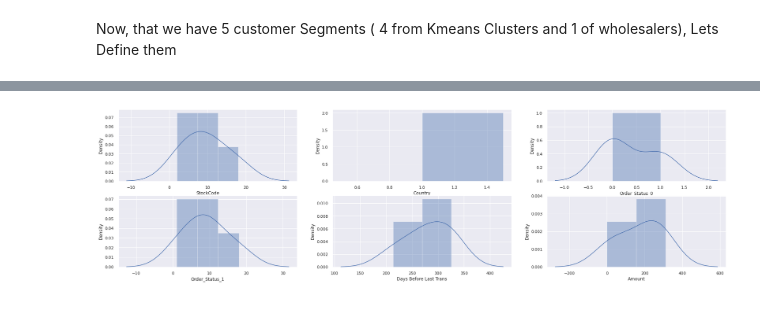
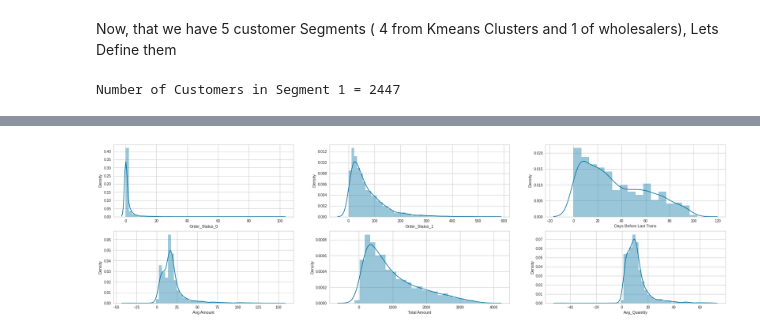
Before and after one commit to pranav168/Customer-Segmentation, a Jupyter notebook: Online_Retail_Customer_Segmentation_final_.ipynb, the cells around one changed output, grey strips where cells are left out. Saved outputs shown, nothing was run; the diff lists cells and outputs as text; code cells hidden in the pictures.

```diff
--- a/Online_Retail_Customer_Segmentation_final_.ipynb
+++ b/Online_Retail_Customer_Segmentation_final_.ipynb
@@ -399,0 +483,11 @@ countscldf
+# %%
+n=6
+for n_clusters in range(2,n):
+    km = KMeans (n_clusters=n_clusters, max_iter=100,tol=0.01)
+    preds = km.fit_predict(X_r)
+    centers = km.cluster_centers_
+    score = silhouette_score(X_r, preds, metric='euclidean')
+    print ("For n_clusters = {}, silhouette score is {}".format(n_clusters, score))
+    visualizer = SilhouetteVisualizer(km)
+    visualizer.fit(X_r)
+    visualizer.poof()                                                           #on Pca as well number of Clusters perform Best
@@ -399,0 +503,3 @@ countscldf
+# %%
+km = KMeans(n_clusters=4, max_iter=100,tol=0.01)                               #finally predicting Clusters for K=4
+preds = km.fit_predict(X_r)
@@ -400,4 +513,4 @@ countscldf
 # %%
-final_df['Cluster']=predictions
+final_df['Cluster']=preds                                                       #Loading the Cluster Values on Dataset
 final_df.head()
 # %% [output]
@@ -435,9 +524,6 @@ Explained variance ratio (first two components): [0.4564862  0.28306468]
 # %%
-from pylab import rcParams                                                      #Doing Hierarchical Clustering and plotting a Dendogram to Visualize the Perfect value of K
-rcParams['figure.figsize'] = 15, 10
-import scipy.cluster.hierarchy as sch
-dendrogram = sch.dendrogram(sch.linkage(X, method = 'ward'))
-plt.axhline(y=12, color='r', linestyle='--')
+dendrogram = sch.dendrogram(sch.linkage(X_r, method = 'ward'))                   #Doing Hierarchical Clustering and plotting a Dendogram to Visualize the Perfect value of K
+plt.axhline(y=8, color='r', linestyle='--')
 plt.title('Dendrogram')
 plt.xlabel('Customers')
 plt.ylabel('Euclidean Distances')
@@ -447,11 +533,12 @@ plt.show()
 # %% [markdown]
 Now, that we have 5 customer Segments ( 4 from Kmeans Clusters and 1 of wholesalers), Lets Define them
 # %%
-Cluster_0=final_df[final_df['Cluster']==0].head()
-Cluster_1=final_df[final_df['Cluster']==1].head()
-Cluster_2=final_df[final_df['Cluster']==2].head()
-Cluster_3=final_df[final_df['Cluster']==3].head()
-
+Cluster_0=final_df[final_df['Cluster']==0]
+Cluster_1=final_df[final_df['Cluster']==1]
+Cluster_2=final_df[final_df['Cluster']==2]
+Cluster_3=final_df[final_df['Cluster']==3]
+print(f'Number of Customers in Segment 1 = {Cluster_0.shape[0]}')
 plot_dist(Cluster_0,fig_size=(30,8))
-Cluster_0
+Cluster_0.head()
 # %% [output]
+Number of Customers in Segment 1 = 2447
@@ -465 +552 @@ Cluster_0
-[figure, old version]
+[figure, new version]
```
Also changed, not shown: parts of 39 cells of this notebook.
